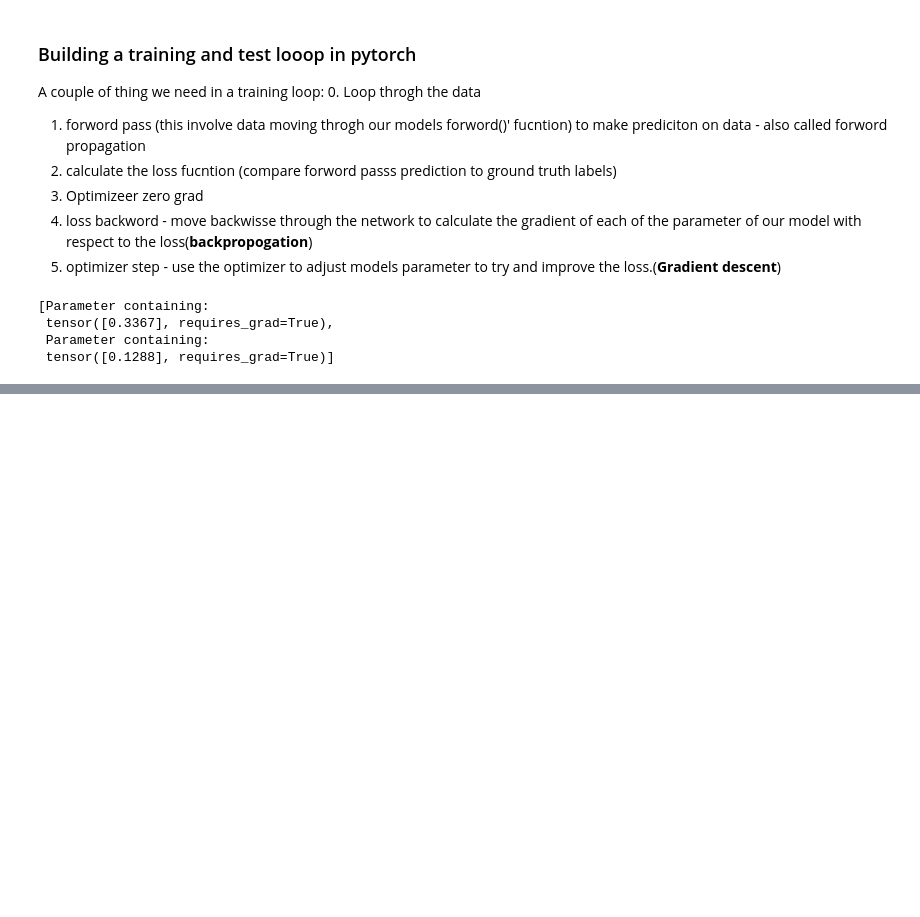
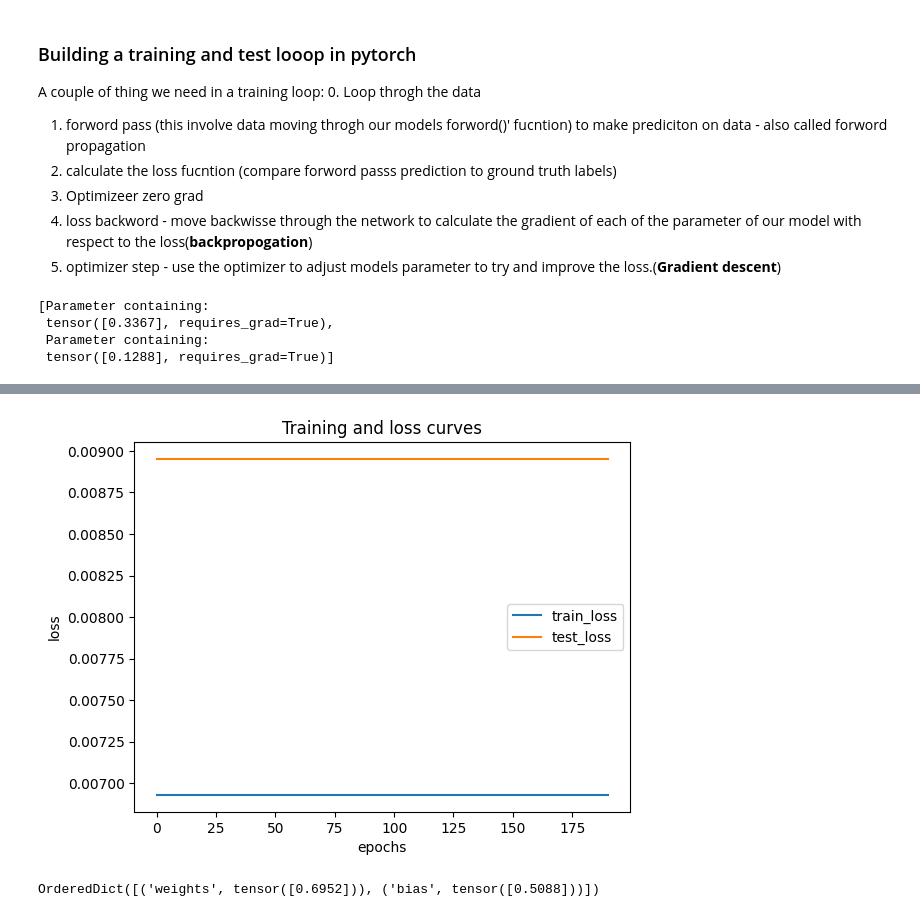
Before and after one commit to ayush2281/Pytorch-for-ML-DL-, a Jupyter notebook: Chapter_01_Pytorch_Workflow.ipynb, the cells around one changed output, grey strips where cells are left out. Drawn from its saved outputs; the diff is of its cells as text; code cells hidden in the pictures; blank space fills up the shorter version.

```diff
--- a/Chapter_01_Pytorch_Workflow.ipynb
+++ b/Chapter_01_Pytorch_Workflow.ipynb
@@ -329,28 +334,51 @@ list(model_0.parameters())
  tensor([0.1288], requires_grad=True)]
 # %%
 # an epochs is the one loop through the data .. (this is hyperparameter because we've set)
-epochs = 1
+epochs = 200
+
+
+#Track the different values:
+epoch_count = []
+train_loss_values = []
+test_loss_values = []
 
 ##Training
-# 0 Loop throgh the data
+# 0 Loop through the data
 for epochs in range(epochs):
   # set the model to training data
   model_0.train() # train mode  in pytorch set all parameter that require gradient to require gradient
 
-  model_0.eval() # turns of gradient tracking
+  model_0.eval() # turns of gradient tracking, and eval is used for the evaluating the mdodel
   # 1. forward pass
   y_preds = model_0(x_train)
 
   # 2. calculate the loss
-  loss = loss_fn(y_preds, y_train)
+  loss = loss_fn(y_preds, y_train) # y_prds contains the prediction values , and the y_train contains the labels and target value of the dataset
+  print(f"loss",loss)
 
   # 3. optimizer zero grad
-  optimizeer.zero_grad()
+  optimizer.zero_grad()
 
   # 4. loss backword
   loss.backward()
 
   # 5. optimizer step
-  optimizeer.step() ## by default how the optimizeer change will accumulate through the loop so.. we have to zero them in step 3 for the next itteration of the loop.
+  optimizer.step() ## by default how the optimizeer change will accumulate through the loop so.. we have to zero them in step 3 for the next itteration of the loop.
+  ##testing
+  model_0.train() # turns of different settings in the model not needed for evaluting/testing(dropout)
+  with torch.inference_mode(): # turns off gradient tracking & a couple  more things behind the scenes
+  # with torch.no_grad():    # in the older version of the pytorch also se torch.no_grad():
 
-  model_0.eval()
+    # 1. do the forward pass
+    test_pred = model_0(x_test)
+
+    #2. Calculate the loss
+    test_loss = loss_fn(test_pred, y_test)
+  # print out what's happenin'
+  if epochs % 10 == 0:
+    epoch_count.append(epochs)
+    train_loss_values.append(loss)
+    test_loss_values.append(test_loss)
+    print(f"Epochs: {epochs} | Loss: {loss} | Test Loss: {test_loss}")
+    # print out the model state_dist
+    print(model_0.state_dict())
@@ -356,0 +448,10 @@ for epochs in range(epochs):
+# %%
+# plot the loss curves
+plt.plot(epoch_count, np.array(torch.tensor(train_loss_values).numpy()), label="train_loss")
+plt.plot(epoch_count, test_loss_values, label="test_loss")
+plt.title("Training and loss curves")
+plt.ylabel("loss")
+plt.xlabel("epochs")
+plt.legend();
+# %% [output]
+[figure, added]
@@ -357,3 +461,7 @@ for epochs in range(epochs):
+# %%
+model_0.state_dict()
+# %% [output]
+OrderedDict([('weights', tensor([0.6952])), ('bias', tensor([0.5088]))])
 # %%
 weight, bias
 # %% [output]
```
Also changed, not shown: parts of 59 cells of this notebook.
